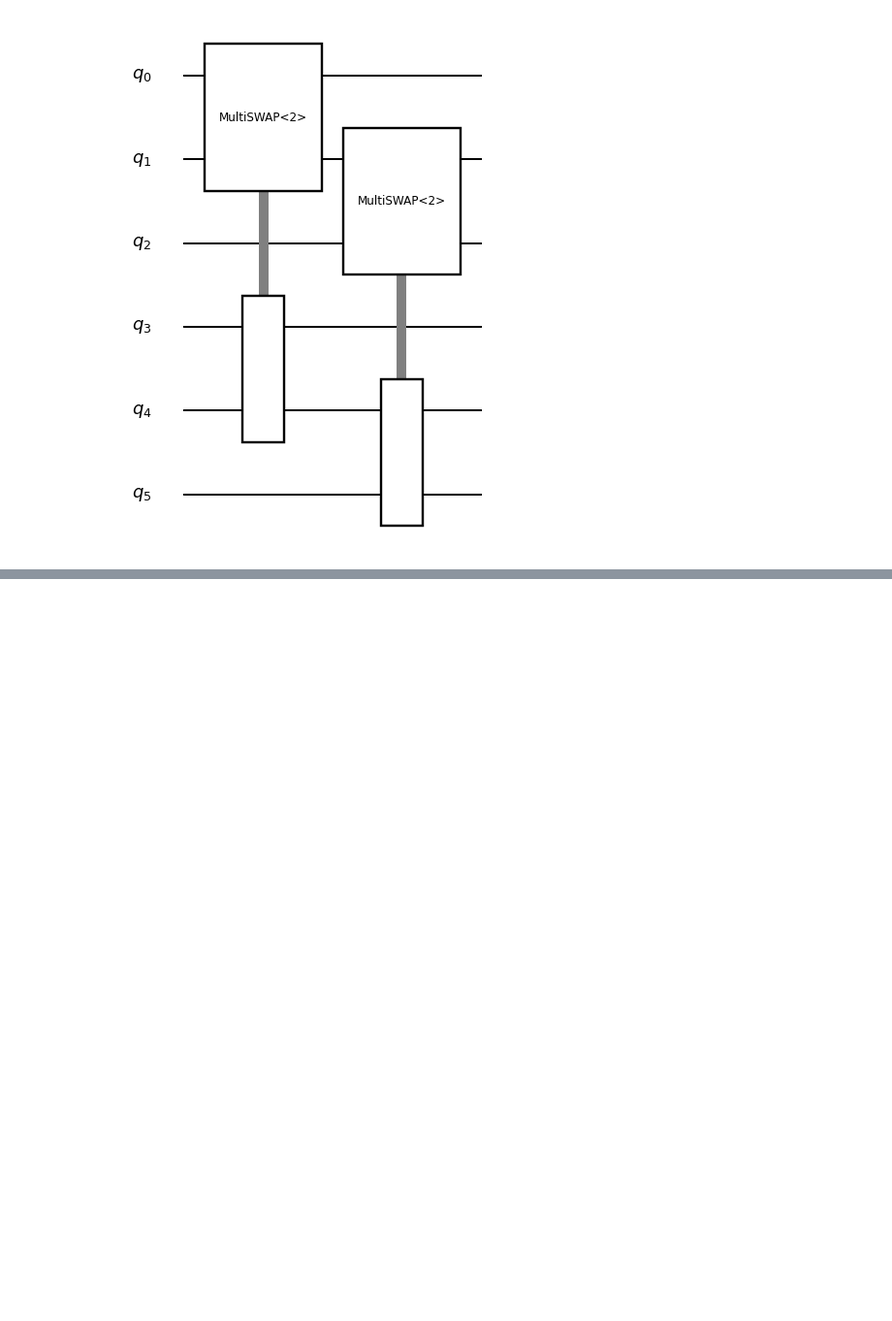
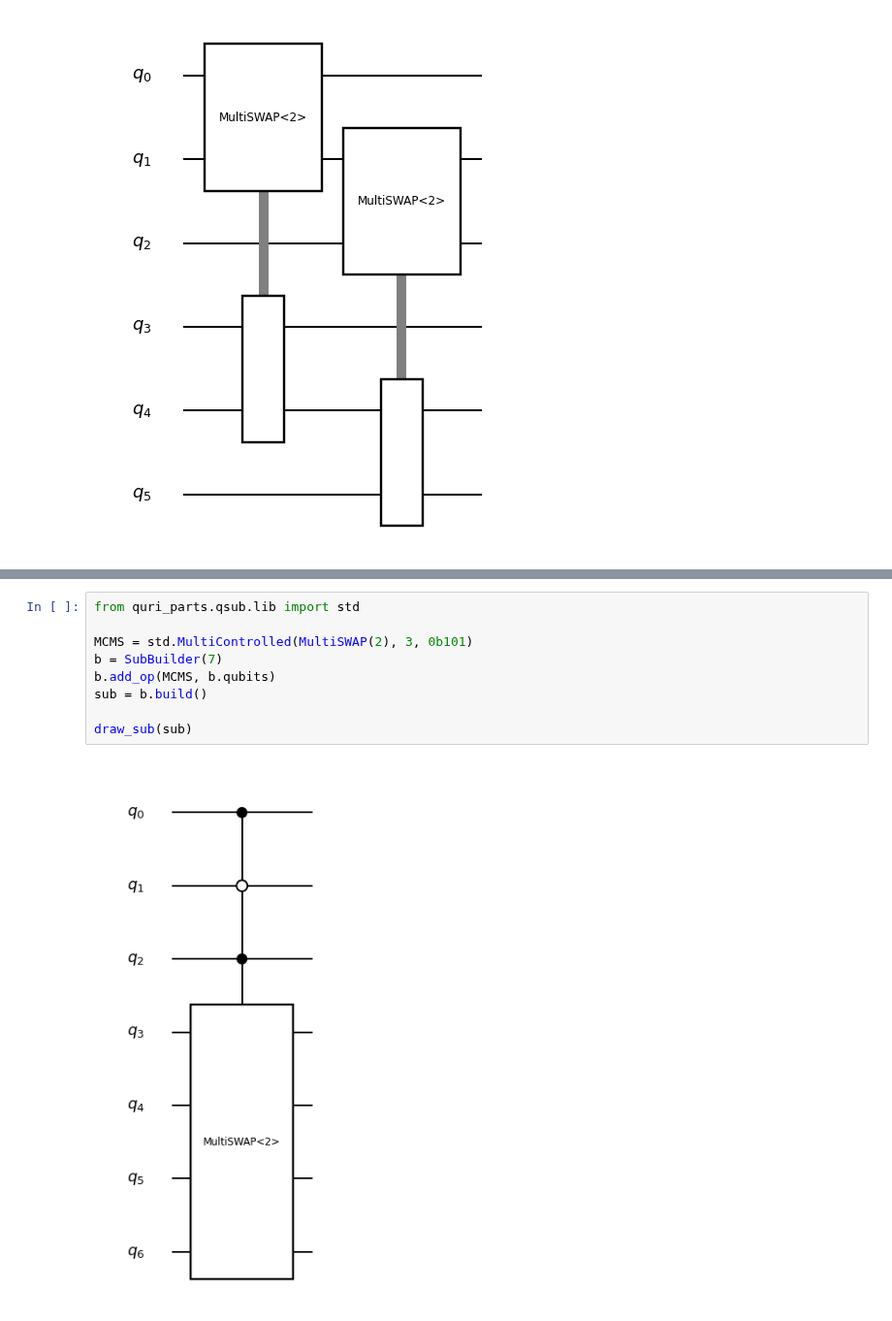
Before and after one commit to QunaSys/quri-sdk-notebooks, a Jupyter notebook: quri_sdk_notebooks/tutorials/3_quri-parts/1_advanced/3_qsub/basics.ipynb, the cells around one changed output, grey strips where cells are left out. Shown at 97% size. Saved outputs shown, nothing was run; the diff lists cells and outputs as text; blank space fills up the shorter version.

Commit message:
update qsub tutorial

```diff
--- a/quri_sdk_notebooks/tutorials/3_quri-parts/1_advanced/3_qsub/basics.ipynb
+++ b/quri_sdk_notebooks/tutorials/3_quri-parts/1_advanced/3_qsub/basics.ipynb
@@ -586,0 +605,11 @@ draw_sub(sub)
+# %%
+from quri_parts.qsub.lib import std
+
+MCMS = std.MultiControlled(MultiSWAP(2), 3, 0b101)
+b = SubBuilder(7)
+b.add_op(MCMS, b.qubits)
+sub = b.build()
+
+draw_sub(sub)
+# %% [output]
+[figure, added]
```
Also changed, not shown: parts of 6 cells of this notebook.
